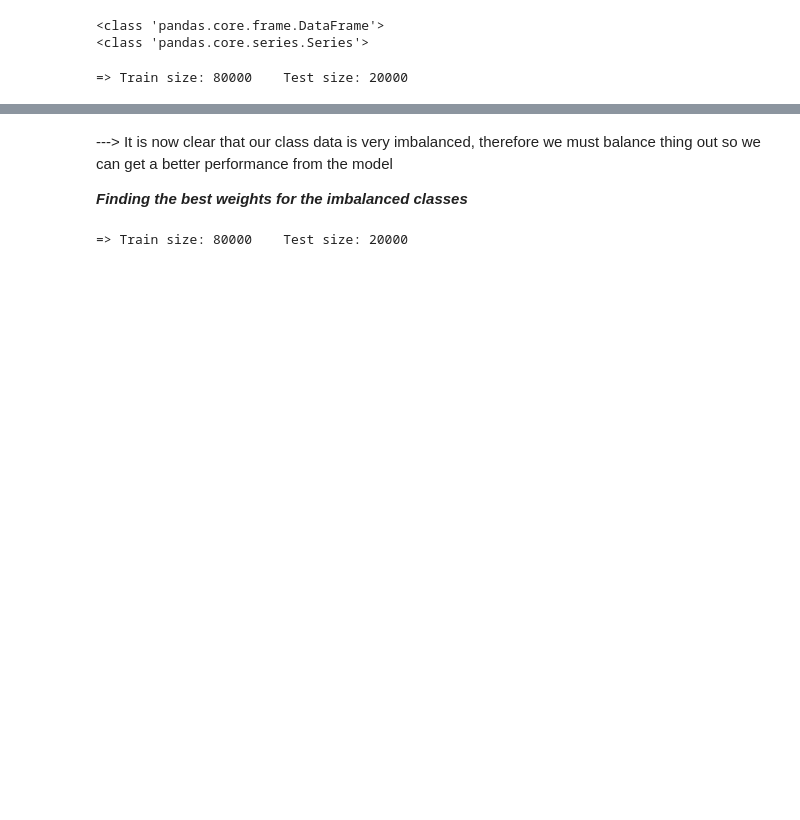
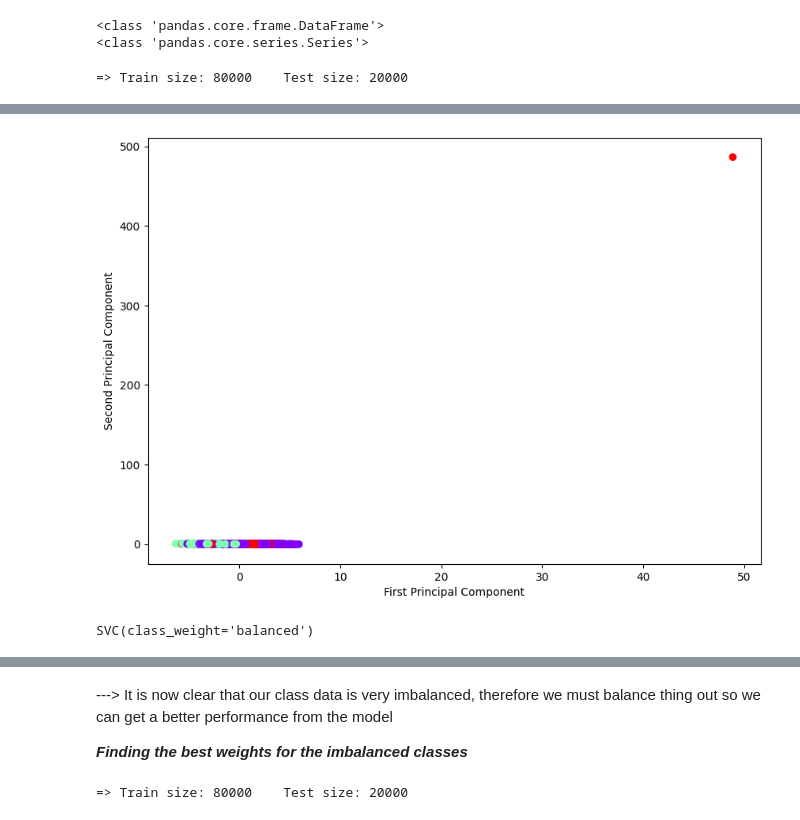
Before and after one commit to gutessitore/StellarClassification, a Jupyter notebook: src/notebooks/cadernoJP.ipynb, the cells around one changed output, grey strips where cells are left out. Cells and saved outputs as stored; diff of their text form; code cells hidden in the pictures; blank space fills up the shorter version.

Commit message:
add svc model to relatorio

```diff
--- a/src/notebooks/cadernoJP.ipynb
+++ b/src/notebooks/cadernoJP.ipynb
@@ -146,0 +168,15 @@ plt.show()
+# %%
+# plot pca
+plt.figure(figsize=(10, 7))
+plt.scatter(X_train[:, 0], X_train[:, 1], c=y_train, cmap='rainbow')
+plt.xlabel('First Principal Component')
+plt.ylabel('Second Principal Component')
+plt.show()
+# %% [output]
+[figure, added]
+# %%
+# Training the model
+model_pca = SVC(class_weight='balanced', kernel='rbf', gamma='scale')
+model_pca.fit(X_train, y_train)
+# %% [output]
+SVC(class_weight='balanced')
```
Also changed, not shown: parts of 33 cells of this notebook, 1 other file.
